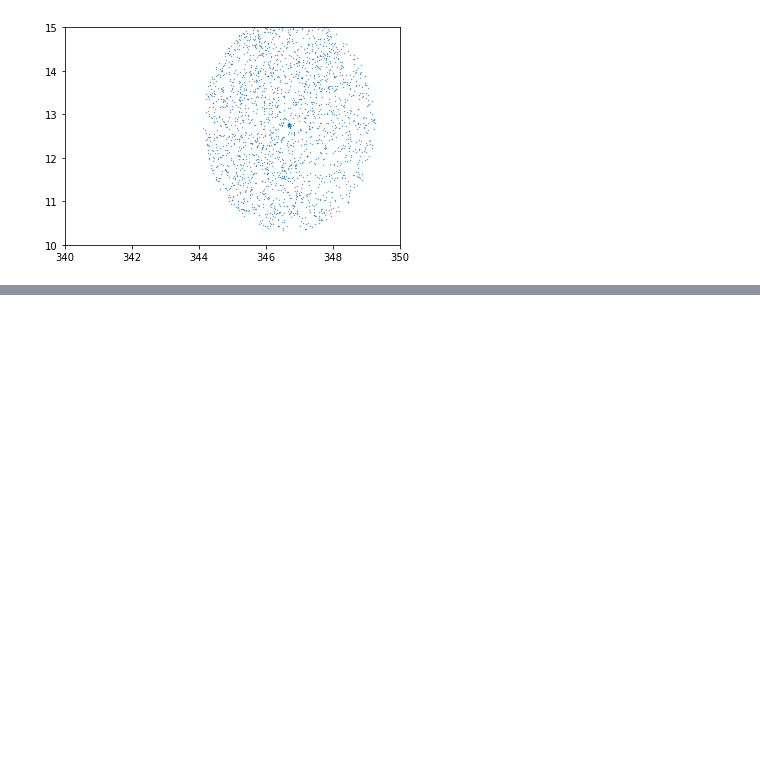
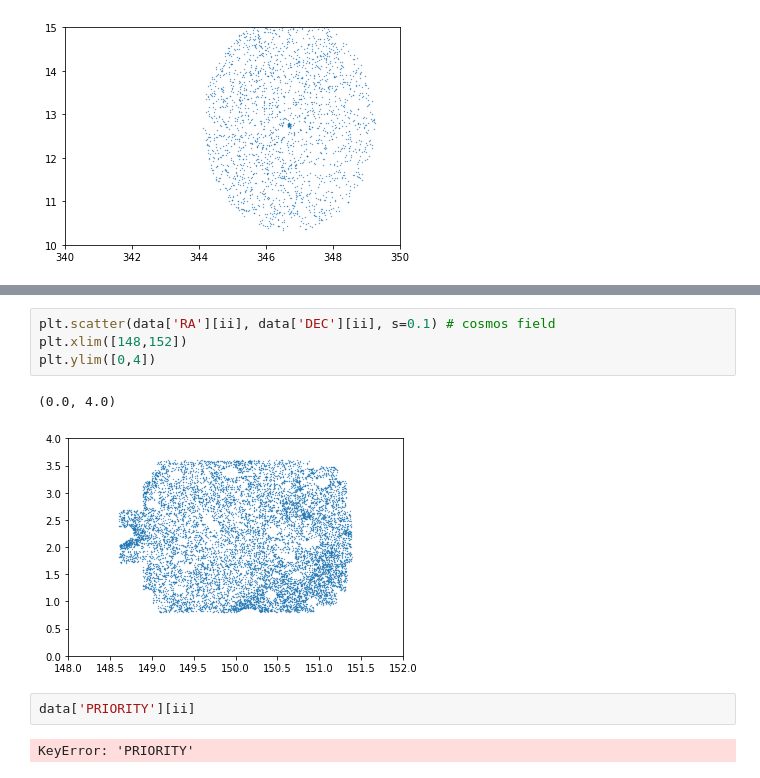
Before and after one commit to forero/SandboxDESI, a Jupyter notebook: secondary/dedicated/explore.ipynb, the cells around one changed output, grey strips where cells are left out. Drawn from its saved outputs; the diff is of its cells as text; blank space fills up the shorter version.

```diff
--- a/secondary/dedicated/explore.ipynb
+++ b/secondary/dedicated/explore.ipynb
@@ -40,0 +59,11 @@ plt.ylim([10,15])
+# %%
+plt.scatter(data['RA'][ii], data['DEC'][ii], s=0.1) # cosmos field
+plt.xlim([148,152])
+plt.ylim([0,4])
+# %% [output]
+(0.0, 4.0)
+[figure, added]
+# %%
+data['PRIORITY'][ii]
+# %% [output]
+KeyError: 'PRIORITY'
```
Also changed, not shown: parts of 5 cells of this notebook.
